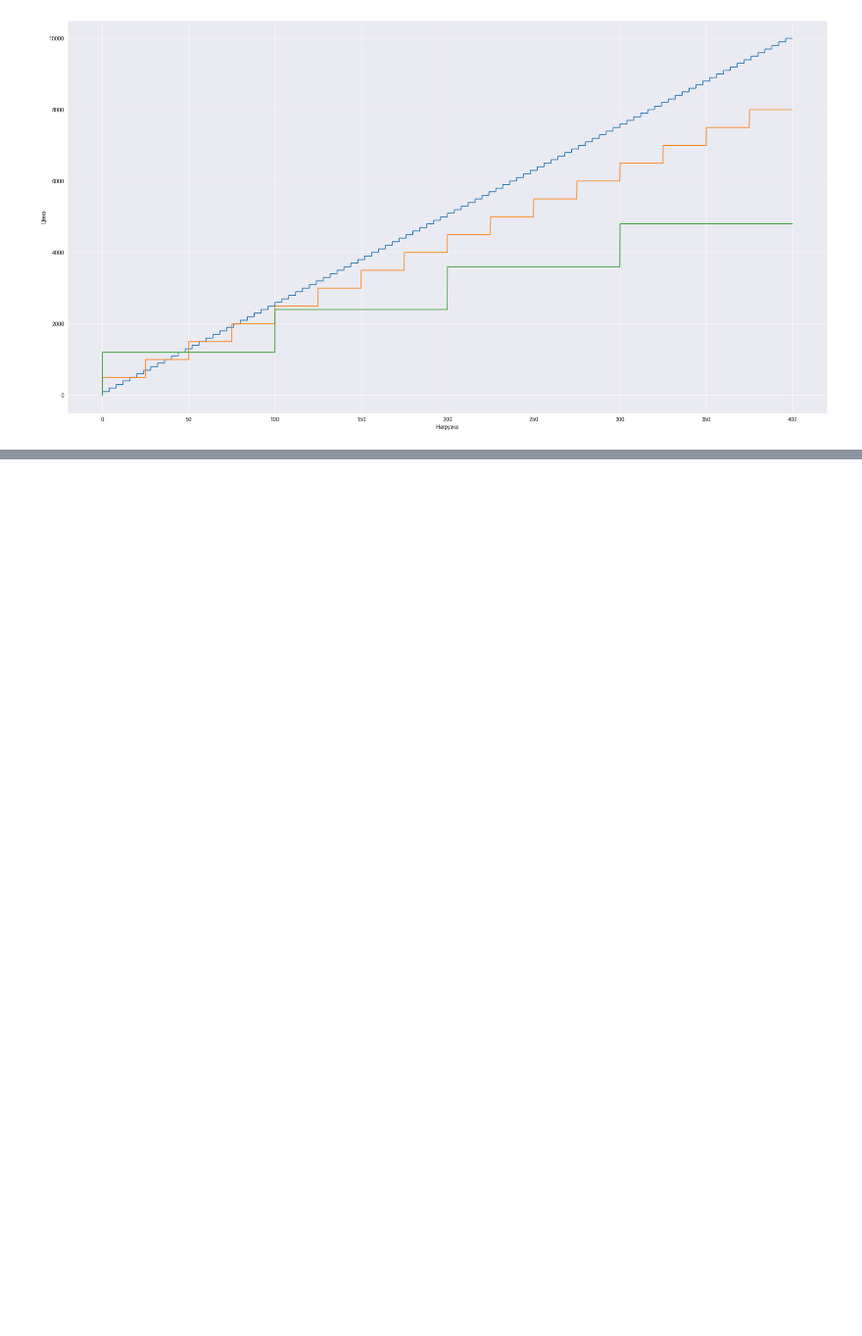
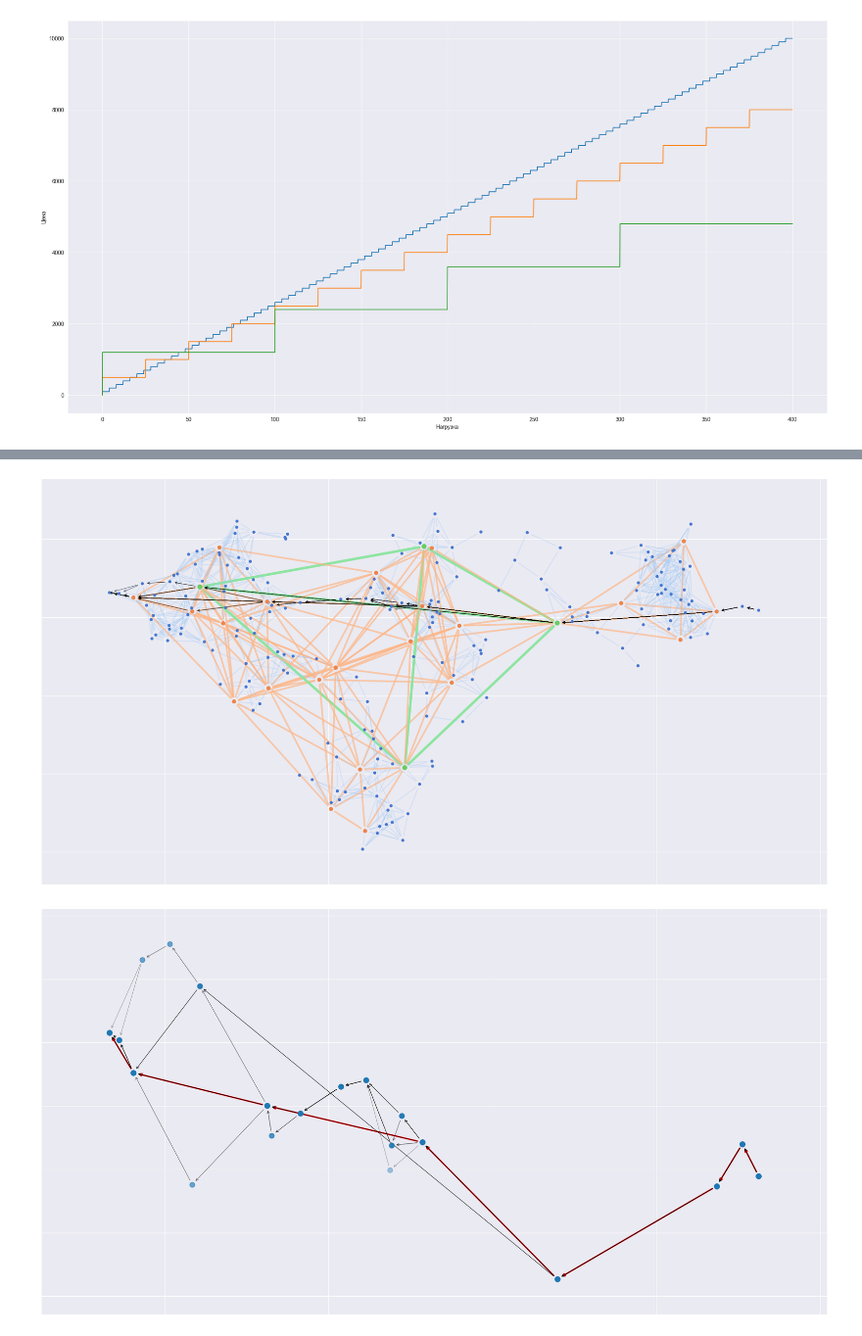
Before and after one commit to roknyazev/dp, a Jupyter notebook: genetic.ipynb, the cells around one changed output, grey strips where cells are left out. Shown at 98% size. Saved outputs shown, nothing was run; the diff lists cells and outputs as text; code cells hidden in the pictures; blank space fills up the shorter version.

```diff
--- a/genetic.ipynb
+++ b/genetic.ipynb
@@ -79,0 +91,24 @@ draw_price_function(2, 100, 400)
+# %%
+from logistics.k_shortest import k_shortest
+
+
+
+paths = k_shortest(G, 10, 130, 'dist')
+def edges_from_path(p):
+    result = []
+    for i in range(len(p) - 1):
+        result.append((p[i], p[i + 1]))
+    return result
+plt.figure(1)
+draw_graph(['nodes', 'edges'])
+for path in paths:
+    nx.draw_networkx_edges(G, pos=pos, edgelist=edges_from_path(path), alpha=0.6, arrows=True, arrowstyle='->', width=0.7)
+plt.figure(2)
+for i, path in enumerate(paths):
+    nx.draw_networkx_edges(G, pos=pos, edgelist=edges_from_path(path), alpha=1 if i == 0 else 0.4,
+                           arrows=True, arrowstyle='->', width=2.5 if i == 0 else 0.7, edge_color='red' if i == 0 else 'k')
+    nx.draw_networkx_nodes(G, pos=pos, nodelist=path, alpha=0.4, node_size=80)
+    # nx.draw_networkx_labels(G, pos=pos, labels=dict(zip(path, path)), horizontalalignment='left')
+# %% [output]
+[figure, added]
+[figure, added]
```
Also changed, not shown: parts of 4 cells of this notebook.
